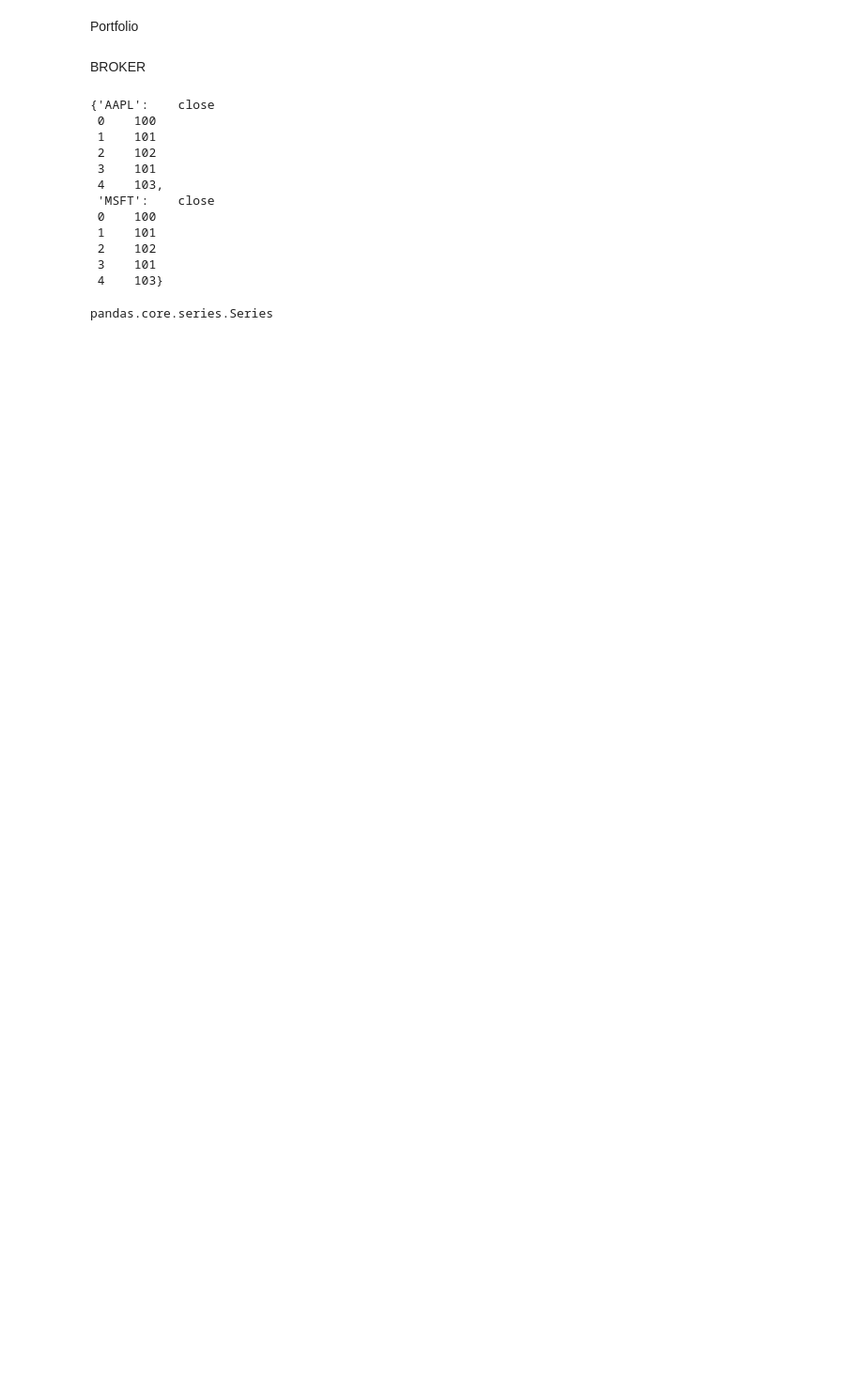
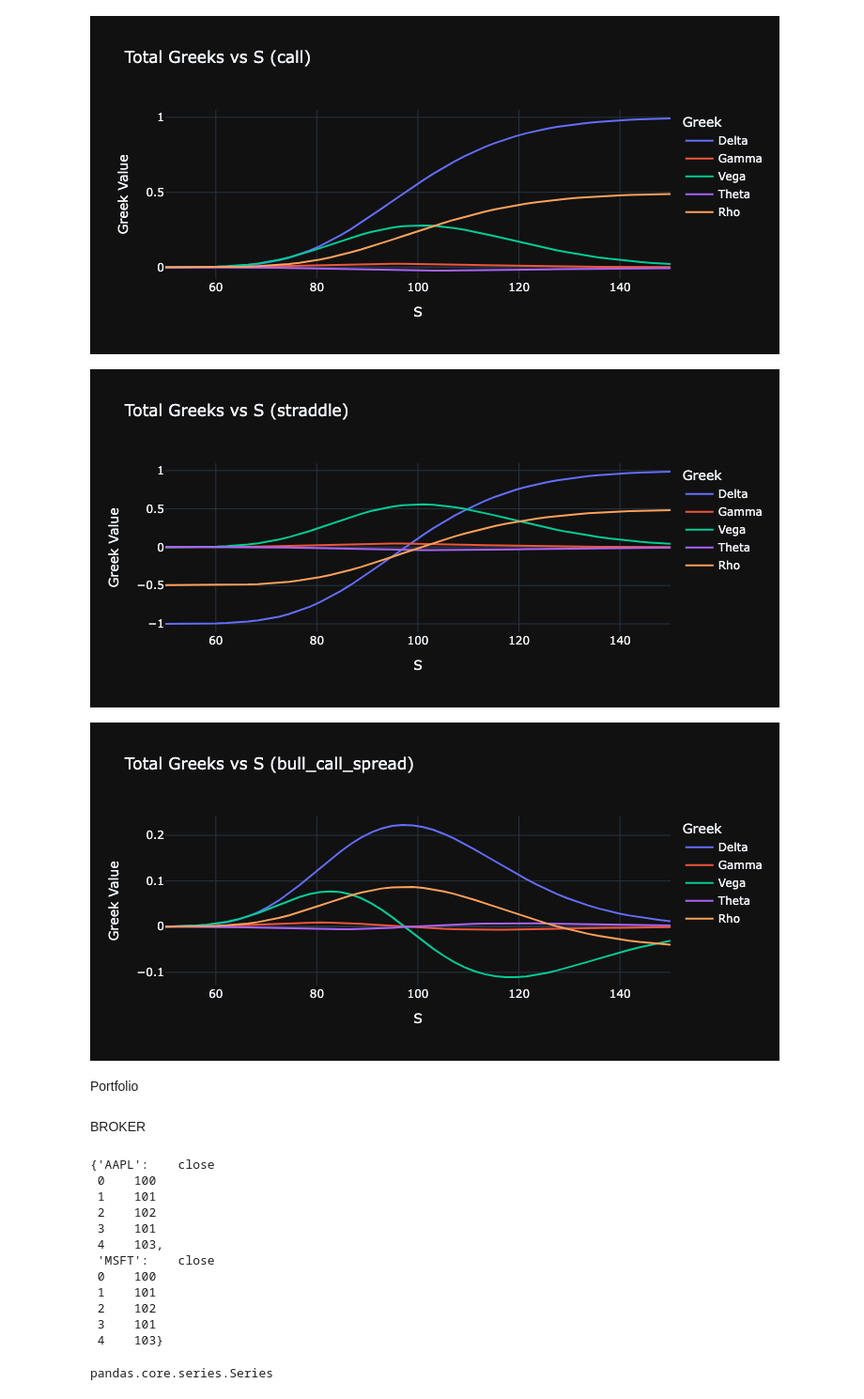
Before and after one commit to Thomasdeport/Financial-Derivatives---Python-Project-, a Jupyter notebook: backtester.ipynb, the cells around one changed output. Shown at 94% size. Cells and saved outputs as stored; diff of their text form; code cells hidden in the pictures; blank space fills up the shorter version.

```diff
--- a/backtester.ipynb
+++ b/backtester.ipynb
@@ -187,3 +51,19 @@ Name: 2025-11-04 05:00:00+00:00, dtype: float64
+# %%
+# Exemple 1 : Call simple
+call = EuropeanOption(S=100, K=100, T=0.5, r=0.02, sigma=0.25, option_type="call")
+call.plot_greeks(x_axis="S")
+
+# Exemple 2 : Straddle
+straddle = EuropeanOption(S=100, K=[100], T=0.5, r=0.02, sigma=0.25, derivatives="straddle")
+straddle.plot_greeks(x_axis="S")
+
+# Exemple 3 : Bull Call Spread
+spread = EuropeanOption(S=100, K=[95, 105], T=0.5, r=0.02, sigma=0.25, derivatives="bull_call_spread")
+spread.plot_greeks(x_axis="S")
+# %% [output]
+[figure, added]
+[figure, added]
+[figure, added]
 # %%
 from abc import ABC, abstractmethod
 from typing import Dict, List
```
Also changed, not shown: parts of 12 cells of this notebook, 5 other files.
